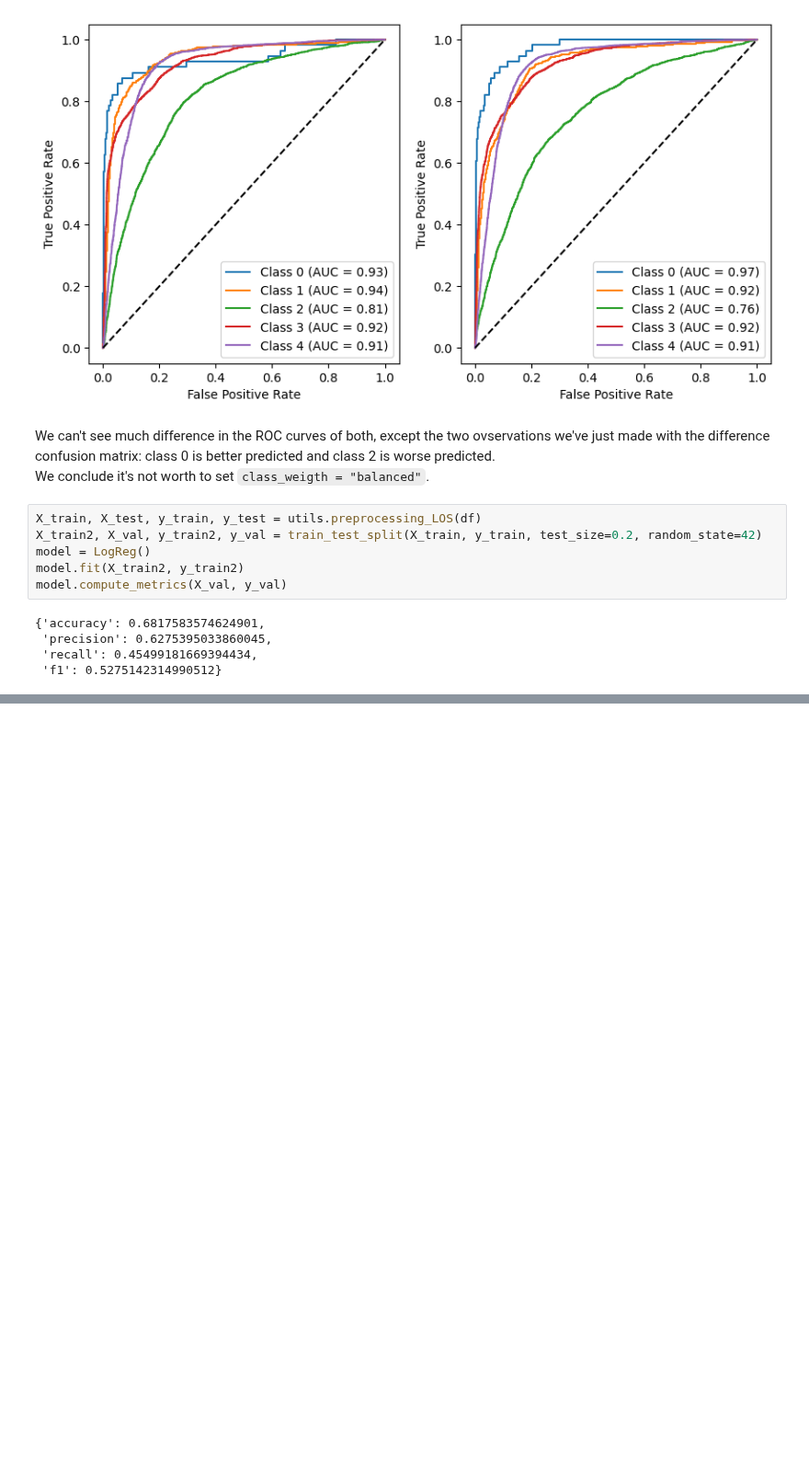
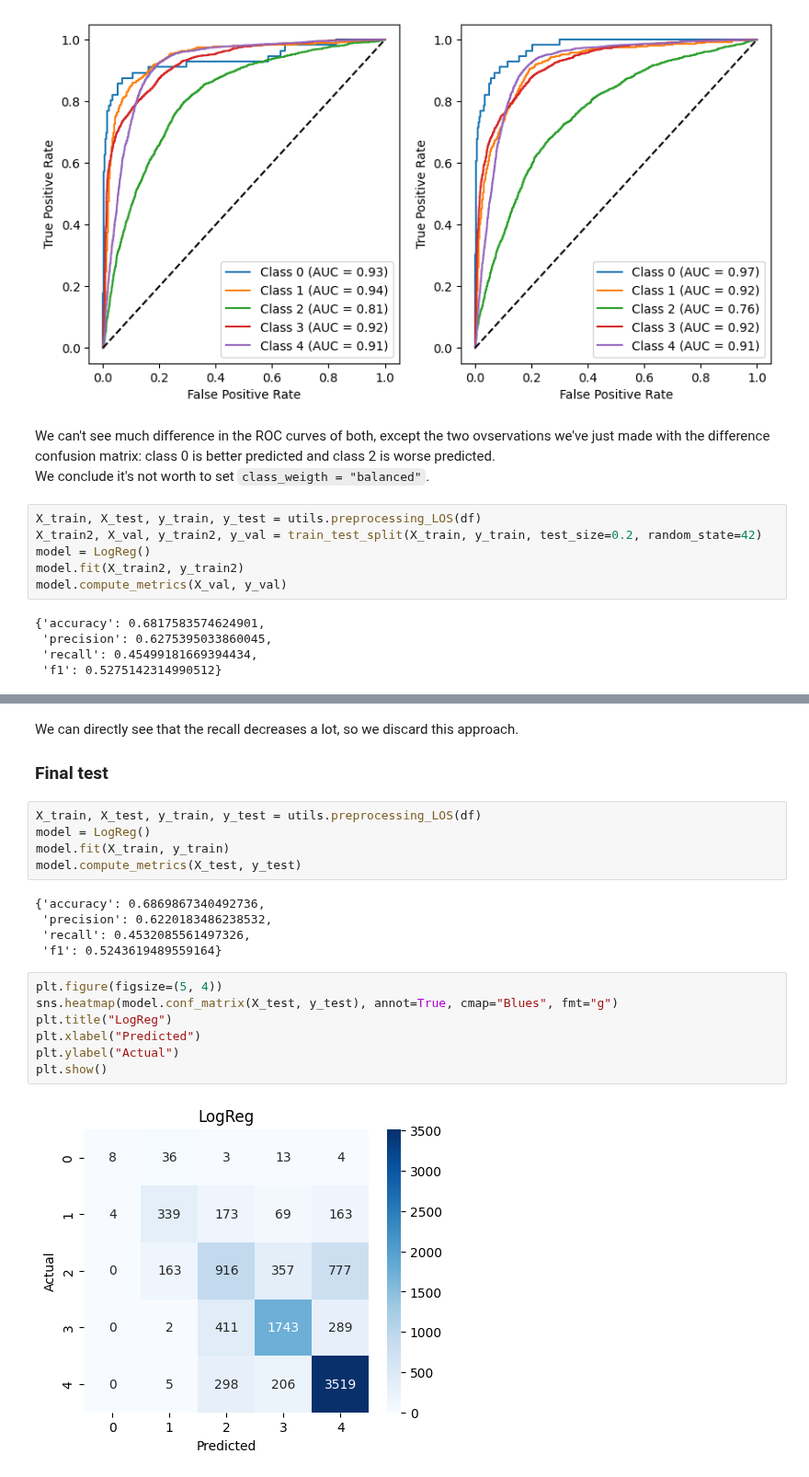
Before and after one commit to Pikurrot/ml-project-uab, a Jupyter notebook: analysis_logreg.ipynb, the cells around one changed output, grey strips where cells are left out. Shown at 92% size. Drawn from its saved outputs; the diff is of its cells as text; blank space fills up the shorter version.

Commit message:
Analyze with outliers and test final model

```diff
--- a/analysis_logreg.ipynb
+++ b/analysis_logreg.ipynb
@@ -318,0 +343,23 @@ model.compute_metrics(X_val, y_val)
+# %% [markdown]
+We can directly see that the recall decreases a lot, so we discard this approach.
+
+### Final test
+# %%
+X_train, X_test, y_train, y_test = utils.preprocessing_LOS(df)
+model = LogReg()
+model.fit(X_train, y_train)
+model.compute_metrics(X_test, y_test)
+# %% [output]
+{'accuracy': 0.6869867340492736,
+ 'precision': 0.6220183486238532,
+ 'recall': 0.4532085561497326,
+ 'f1': 0.5243619489559164}
+# %%
+plt.figure(figsize=(5, 4))
+sns.heatmap(model.conf_matrix(X_test, y_test), annot=True, cmap="Blues", fmt="g")
+plt.title("LogReg")
+plt.xlabel("Predicted")
+plt.ylabel("Actual")
+plt.show()
+# %% [output]
+[figure, added]
```
Also changed, not shown: parts of 6 cells of this notebook.
